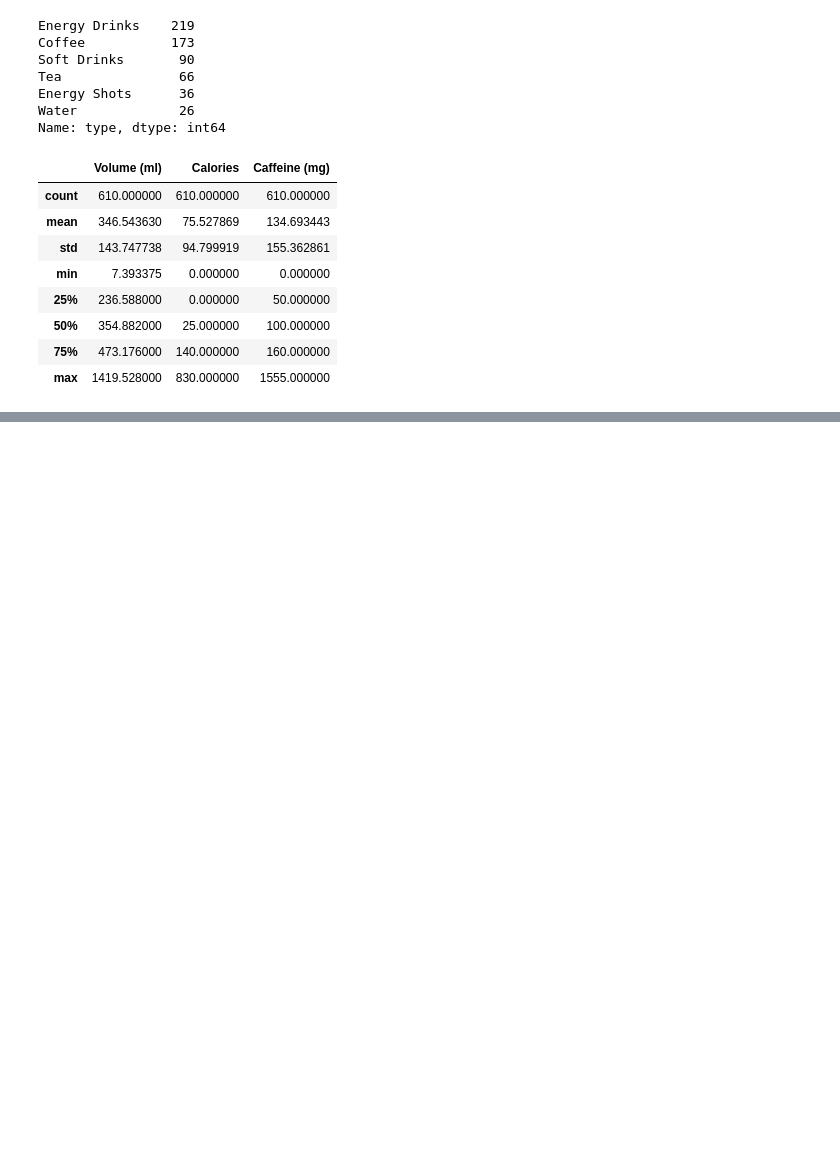
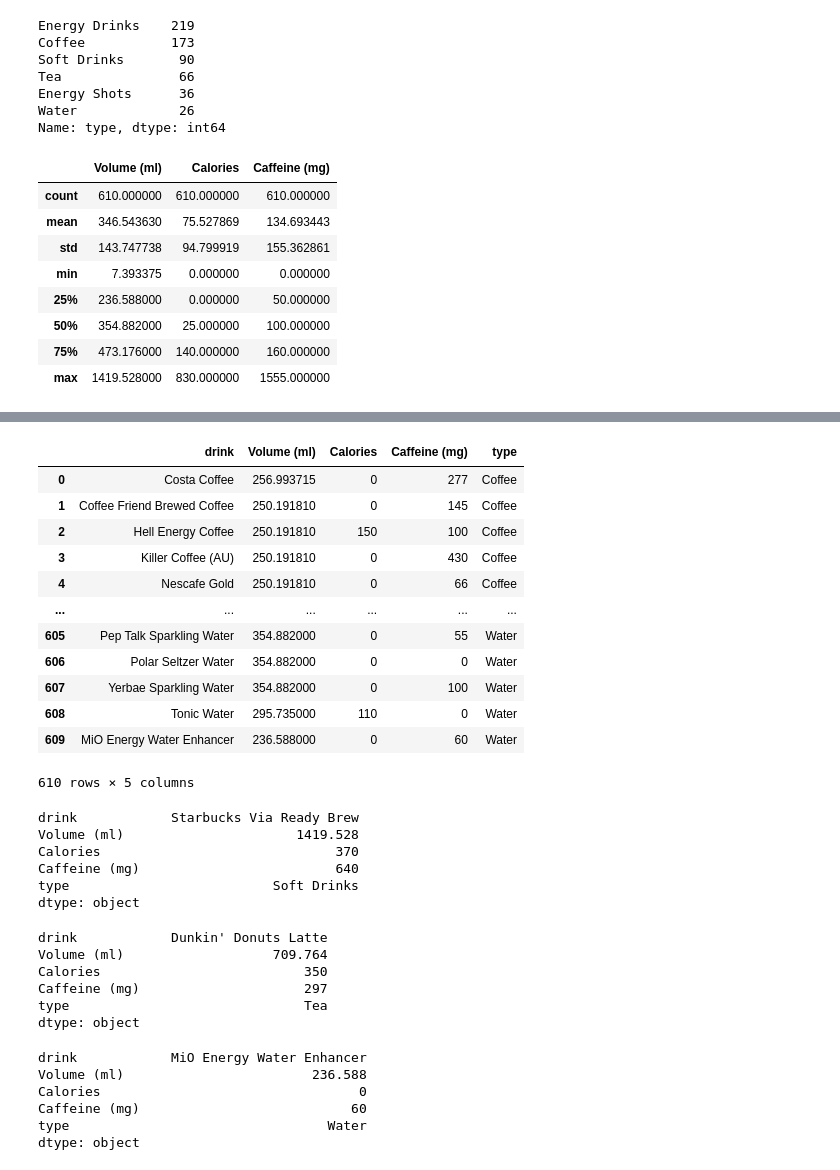
Before and after one commit to LWKYDTWSH/SMU-Project-1-Group-6, a Jupyter notebook: Bekhem's work/Caffeine_BH.ipynb, the cells around one changed output, grey strips where cells are left out. Saved outputs shown, nothing was run; the diff lists cells and outputs as text; code cells hidden in the pictures; blank space fills up the shorter version.

```diff
--- a/Bekhem's work/Caffeine_BH.ipynb
+++ b/Bekhem's work/Caffeine_BH.ipynb
@@ -50,0 +87,55 @@ file.describe()
+# %%
+file
+# %% [output]
+|  | drink | Volume (ml) | Calories | Caffeine (mg) | type |
+| 0 | Costa Coffee | 256.993715 | 0 | 277 | Coffee |
+| 1 | Coffee Friend Brewed Coffee | 250.191810 | 0 | 145 | Coffee |
+| 2 | Hell Energy Coffee | 250.191810 | 150 | 100 | Coffee |
+| 3 | Killer Coffee (AU) | 250.191810 | 0 | 430 | Coffee |
+| 4 | Nescafe Gold | 250.191810 | 0 | 66 | Coffee |
+| ... | ... | ... | ... | ... | ... |
+| 605 | Pep Talk Sparkling Water | 354.882000 | 0 | 55 | Water |
+| 606 | Polar Seltzer Water | 354.882000 | 0 | 0 | Water |
+| 607 | Yerbae Sparkling Water | 354.882000 | 0 | 100 | Water |
+| 608 | Tonic Water | 295.735000 | 110 | 0 | Water |
+| 609 | MiO Energy Water Enhancer | 236.588000 | 0 | 60 | Water |
+610 rows × 5 columns
+# %%
+#Create a dataframe calling out individual brands for comparison
+df = df.loc[df.drink.str.contains ("Starbucks")]
+#Find max of caffine content per pop. type brand
+df.value_counts("Caffeine (mg)")
+df.max()
+# %% [output]
+drink            Starbucks Via Ready Brew
+Volume (ml)                      1419.528
+Calories                              370
+Caffeine (mg)                         640
+type                          Soft Drinks
+dtype: object
+# %%
+#Create a dataframe calling out individual brands for comparison
+df = df.loc[df.drink.str.contains ("Dunkin")]
+#Find max of caffine content per pop. type brand
+df.value_counts("Caffeine (mg)")
+df.max()
+# %% [output]
+drink            Dunkin' Donuts Latte
+Volume (ml)                   709.764
+Calories                          350
+Caffeine (mg)                     297
+type                              Tea
+dtype: object
+# %%
+#Create a dataframe calling out individual brands for comparison
+df1 = file.loc[file.drink.str.contains ("MiO")]
+#Find max of caffine content per pop. type brand
+df1.value_counts("Caffeine (mg)")
+df1.max()
+# %% [output]
+drink            MiO Energy Water Enhancer
+Volume (ml)                        236.588
+Calories                                 0
+Caffeine (mg)                           60
+type                                 Water
+dtype: object
```
Also changed, not shown: parts of 7 cells of this notebook, 5 other files.
